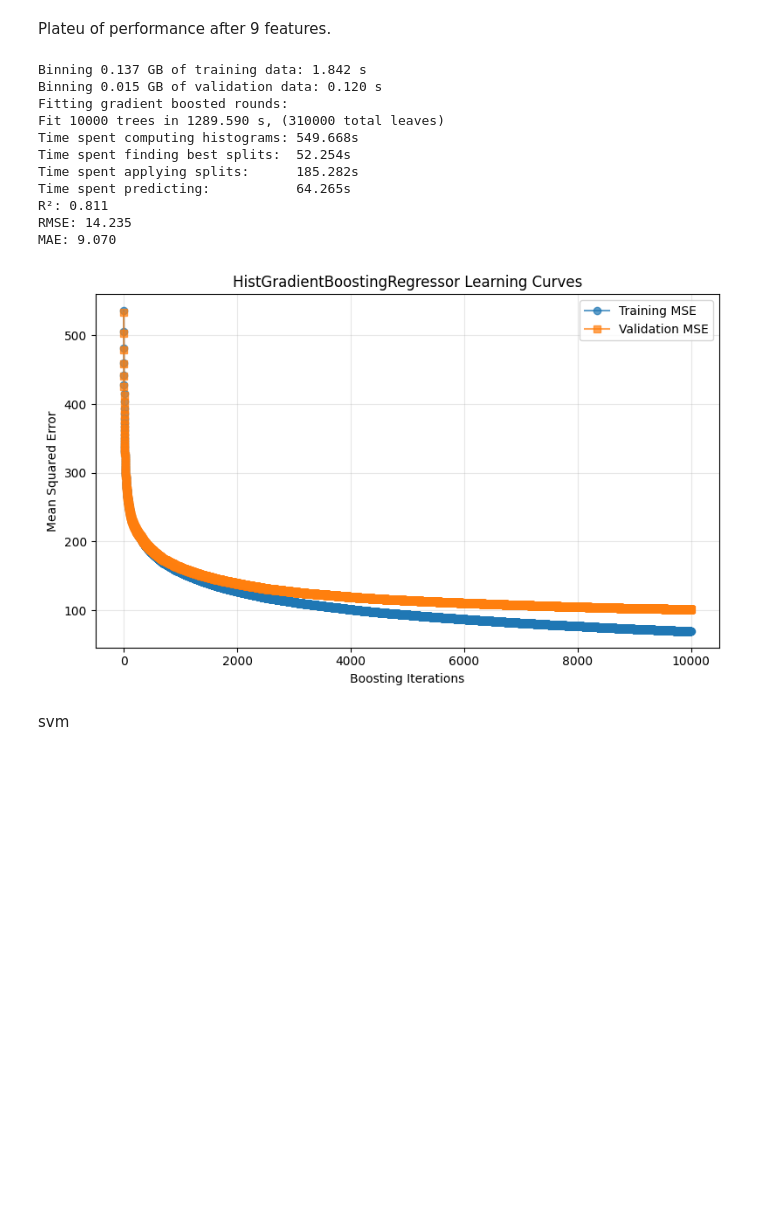
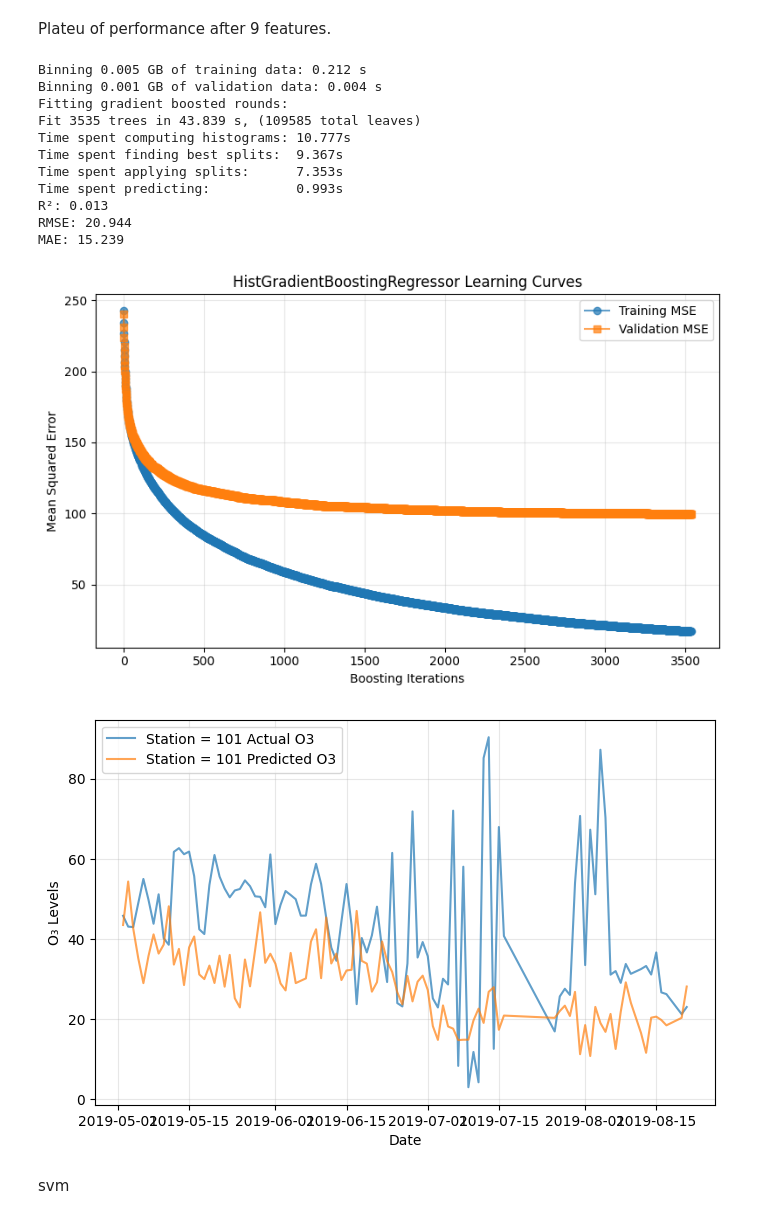
Before and after one commit to AlexRarinca/Air_Quality_Prediction, a Jupyter notebook: air_quality_all.ipynb, the cells around one changed output. Drawn from its saved outputs; the diff is of its cells as text; code cells hidden in the pictures; blank space fills up the shorter version.

Commit message:
changes to how data is split

```diff
--- a/air_quality_all.ipynb
+++ b/air_quality_all.ipynb
@@ -39,17 +39,20 @@ from sklearn import preprocessing
 Reading in data
 # %%
 # Loading the dataset
-df = pd.read_csv('India_complete.csv', low_memory=False)
+df = pd.read_csv('India_complete_day.csv', low_memory=False)
 
 # Parse datetime
 df['datetime'] = pd.to_datetime(df['datetime'])
 
 # Extract useful time features
-df['hour'] = df['datetime'].dt.hour
+#df['hour'] = df['datetime'].dt.hour
 df['month'] = df['datetime'].dt.month
 df['day'] = df['datetime'].dt.day
 df['dayofweek'] = df['datetime'].dt.dayofweek
-df['year'] = df['datetime'].dt.year - df['datetime'].dt.year.min()
+df['year'] = df['datetime'].dt.year
+# convert StationId to integer labels
+df['stationid_int'], uniques = pd.factorize(df['StationId'])
+
 
 # Displaying the first few rows of the dataframe
 print(df.head())
@@ -1041,7 +1096,6 @@ def random_forest(X_train, X_test, y_train, y_test, best_params = None, feature_
 
     return regr
 # %%
-# selected from rfe from 2019 dataset at frac = 0.1
-selected = ['PM2.5', 'PM10', 'NO', 'NO2', 'NOx', 'NH3', 'CO', 'SO2', 'hour', 'month',  'year', 'stationid_int']
-features = selected
+# features not using the station id
+features = ['PM2.5', 'PM10', 'NO', 'NO2', 'NOx', 'NH3', 'CO', 'SO2', 'month',  'year', 'day', 'stationid_int']
 model = random_forest(X_train, X_test, y_train, y_test, feature_columns=features)
@@ -1206,15 +1273,15 @@ def hxg_boost(X_train, X_test, y_train, y_test, selected_features = None):
     model = HistGradientBoostingRegressor(
         random_state=42,
         early_stopping = True,
-        n_iter_no_change = 10,
+        n_iter_no_change = 100,
         max_iter = 10000,
         verbose = 1,
         warm_start= True
     )
 
     # Fit directly with NaN values
-    model.fit(X_train, y_train)
-    y_pred = model.predict(X_test)
+    model.fit(X_train.drop(columns=['stationid_int']), y_train.drop(columns=['stationid_int']))
+    y_pred = model.predict(X_test.drop(columns=['stationid_int']))
 
     r2 = r2_score(y_test, y_pred)
     rmse = np.sqrt(mean_squared_error(y_test, y_pred))
@@ -1240,6 +1307,29 @@ def hxg_boost(X_train, X_test, y_train, y_test, selected_features = None):
     plt.legend()
     plt.grid(alpha=0.3)
     plt.tight_layout()
+    plt.show()
+
+    X_test_date = X_test.copy()
+
+    X_test_date['datetime'] = pd.to_datetime(
+    dict(year=X_test_date['year'], month=X_test_date['month'], day=X_test_date['day']),
+    errors='coerce'  # invalid dates will become NaT, avoids ValueError
+    )
+
+    random_station = np.random.choice(X_test_date['stationid_int'].unique())
+
+    mask = X_test_date['stationid_int'] == random_station
+    X_test_station = X_test_date.loc[mask]
+    y_test_station = y_test[mask.values]
+    y_pred_station = y_pred[mask.values]
+
+    plt.figure(figsize=(8, 5))
+    plt.plot(X_test_station['datetime'][-100:], y_test_station[-100:], label=f'Station = {random_station} Actual O3',  alpha=0.7)
+    plt.plot(X_test_station['datetime'][-100:], y_pred_station[-100:], label=f'Station = {random_station} Predicted O3', alpha=0.7)
+    plt.xlabel("Date")
+    plt.ylabel("O₃ Levels")
+    plt.grid(alpha=0.3)
+    plt.legend()
     plt.show()
 
     # Cross-validation - create fresh model for CV
@@ -1256,46 +1346,49 @@ def hxg_boost(X_train, X_test, y_train, y_test, selected_features = None):
         importances = pd.Series(perm_importance.importances_mean, index=X.columns).sort_values(ascending=False)
 
         print("\nPermutation Feature Importances:")
         print(importances)
 
         plt.figure(figsize=(10,6))
         sns.barplot(x=importances.values, y=importances.index)
         plt.title('Permutation Feature Importance for O₃ Prediction')
         plt.xlabel('Importance Score (Decrease in R² when shuffled)')
         plt.ylabel('Feature')
         plt.show()
 
         plt.figure(figsize=(8,6))
         plt.scatter(y_test, y_pred, alpha=0.6)
         plt.xlabel("Actual O₃")
         plt.ylabel("Predicted O₃")
         plt.title("Actual vs Predicted O₃ Levels")
         plt.plot([y_test.min(), y_test.max()], [y_test.min(), y_test.max()], 'r--')  # perfect fit line
         plt.show()
 
         # Residual plot
         residuals = y_test - y_pred
         plt.figure(figsize=(8,6))
         sns.histplot(residuals, kde=True)
         plt.title('Residual Distribution')
         plt.show()
 
-    # return results or model
+    return model
 
-hxg_boost(X_train, X_test, y_train, y_test)
+# features not using the station id
+features = ['PM2.5', 'PM10', 'NO', 'NO2', 'NOx', 'NH3', 'CO', 'SO2', 'month',  'year', 'day', 'stationid_int']
+xgb = hxg_boost(X_train, X_test, y_train, y_test)
 # %% [output]
-Binning 0.137 GB of training data: 1.842 s
-Binning 0.015 GB of validation data: 0.120 s
+Binning 0.005 GB of training data: 0.212 s
+Binning 0.001 GB of validation data: 0.004 s
 Fitting gradient boosted rounds:
-Fit 10000 trees in 1289.590 s, (310000 total leaves)
-Time spent computing histograms: 549.668s
-Time spent finding best splits:  52.254s
-Time spent applying splits:      185.282s
-Time spent predicting:           64.265s
-R²: 0.811
-RMSE: 14.235
-MAE: 9.070
+Fit 3535 trees in 43.839 s, (109585 total leaves)
+Time spent computing histograms: 10.777s
+Time spent finding best splits:  9.367s
+Time spent applying splits:      7.353s
+Time spent predicting:           0.993s
+R²: 0.013
+RMSE: 20.944
+MAE: 15.239
-[figure, old version]
+[figure, new version]
+[figure, added]
 # %% [markdown]
 svm
 # %% [markdown]
```
Also changed, not shown: parts of 23 cells of this notebook.
